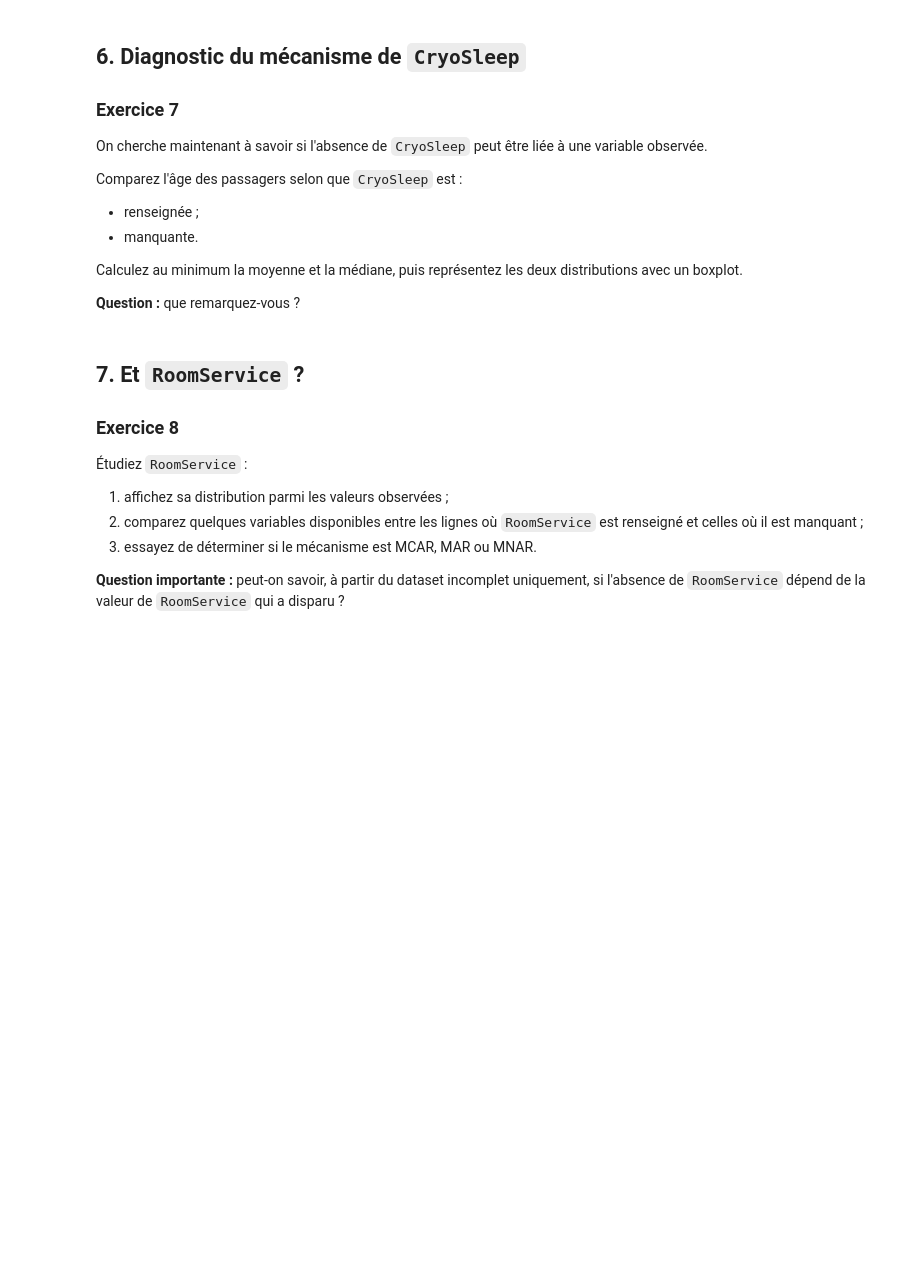
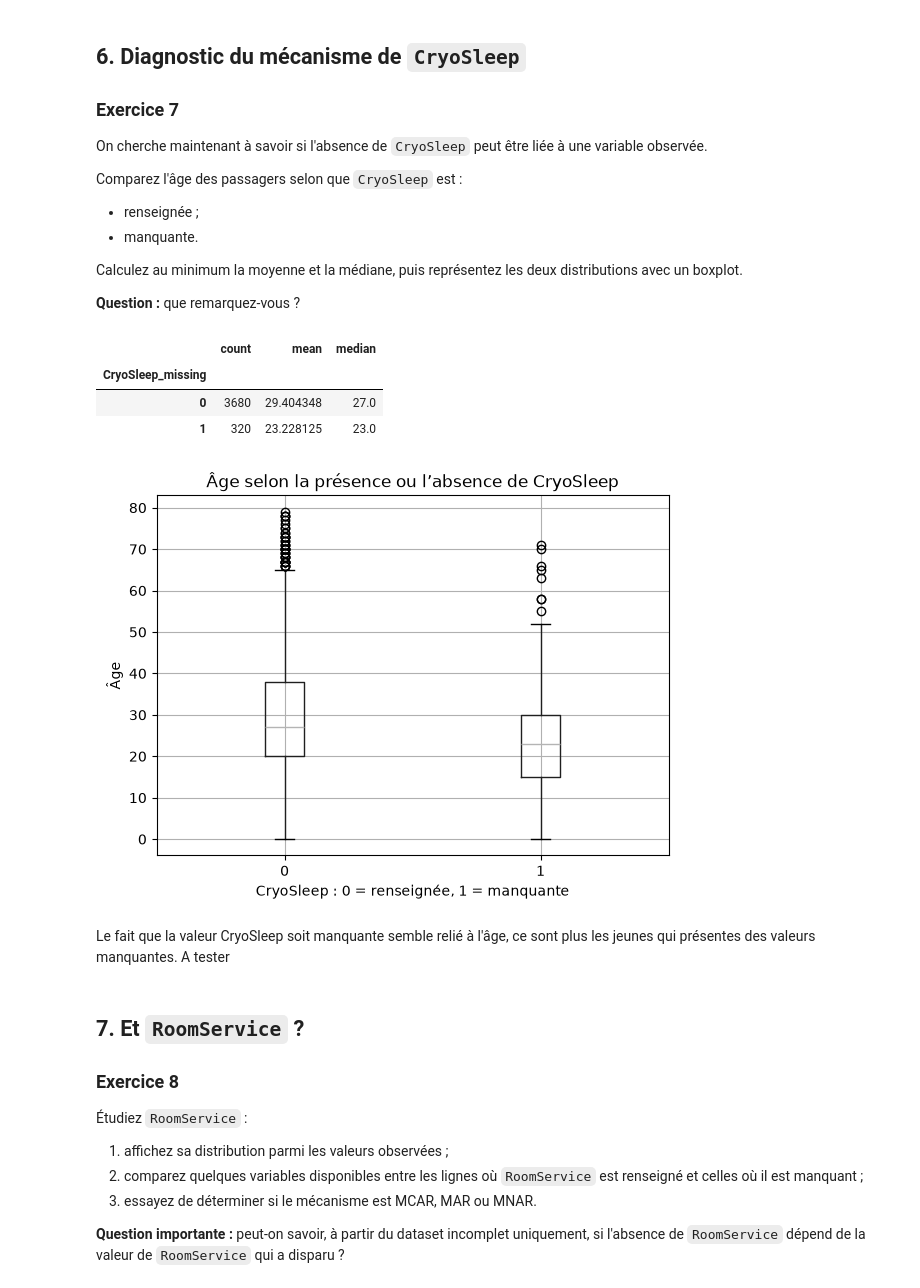
Before and after one commit to max12allin/epsi-dq-dwh-tp, a Jupyter notebook: 01_missing/notebook/01_missing.ipynb, the cells around one changed output. Drawn from its saved outputs; the diff is of its cells as text; code cells hidden in the pictures; blank space fills up the shorter version.

```diff
--- a/01_missing/notebook/01_missing.ipynb
+++ b/01_missing/notebook/01_missing.ipynb
@@ -117,4 +238,6 @@ Puis affichez leur matrice de corrélation.
 
 **Question :** les absences semblent-elles fortement liées entre elles ?
 # %%
-# Votre réponse
+df["HomePlanet_missing"] = df["HomePlanet"].isna().astype(int)
+df["CryoSleep_missing"] = df["CryoSleep"].isna().astype(int)
+df["RoomService_missing"] = df["RoomService"].isna().astype(int)
@@ -152,7 +309,24 @@ Calculez au minimum la moyenne et la médiane, puis représentez les deux distri
 
 **Question :** que remarquez-vous ?
 # %%
-# Votre réponse
+df.groupby("CryoSleep_missing")["Age"].agg(["count", "mean", "median"])# Votre réponse
+# %% [output]
+|  | count | mean | median |
+| CryoSleep_missing |  |  |  |
+| 0 | 3680 | 29.404348 | 27.0 |
+| 1 | 320 | 23.228125 | 23.0 |
+# %%
+df.boxplot(column="Age", by="CryoSleep_missing")
+
+plt.title("Âge selon la présence ou l’absence de CryoSleep")
+plt.suptitle("")
+plt.xlabel("CryoSleep : 0 = renseignée, 1 = manquante")
+plt.ylabel("Âge")
+plt.show()
+# %% [output]
+[figure, added]
+# %% [markdown]
+Le fait que la valeur CryoSleep soit manquante semble relié à l'âge, ce sont plus les jeunes qui présentes des valeurs manquantes. A tester
 # %% [markdown]
 ## 7. Et `RoomService` ?
 
```
Also changed, not shown: parts of 33 cells of this notebook.
